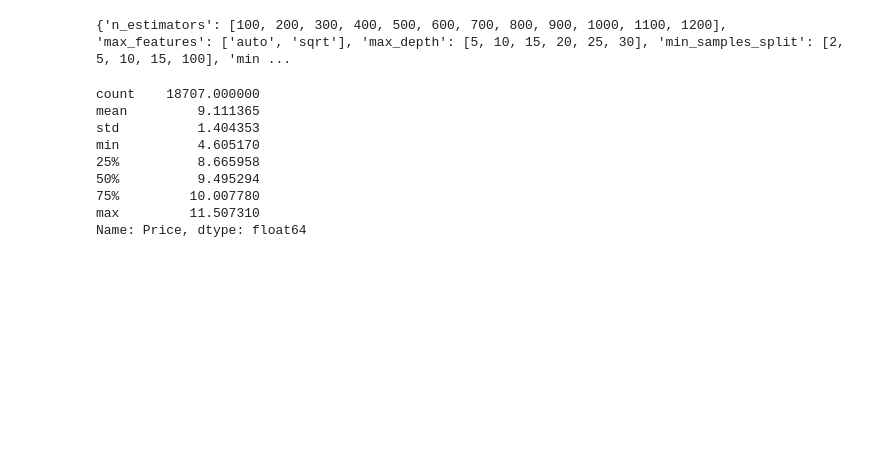
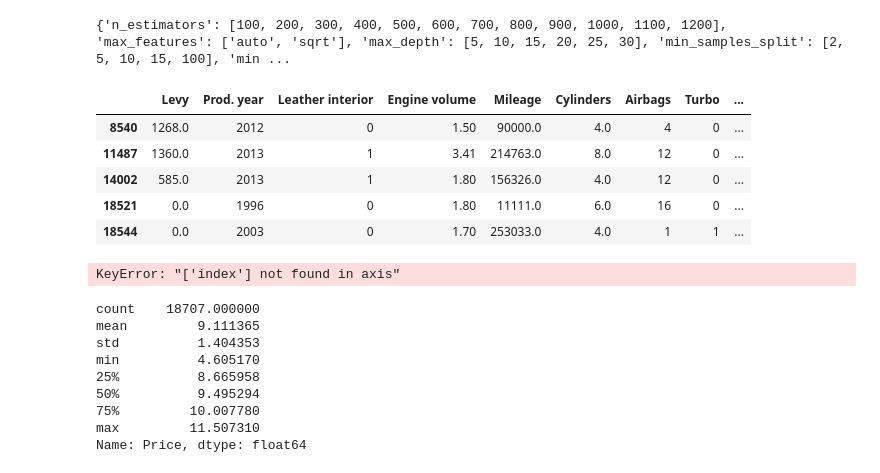
Before and after one commit to K00LDUD3/Car-Pricing-Foodmen, a Jupyter notebook: Prep_v4_ExpModels.ipynb, the cells around one changed output. Drawn from its saved outputs; the diff is of its cells as text; code cells hidden in the pictures; blank space fills up the shorter version.

```diff
--- a/Prep_v4_ExpModels.ipynb
+++ b/Prep_v4_ExpModels.ipynb
@@ -79,6 +87,18 @@ rf_random_model = RandomizedSearchCV(estimator = rf,
                                     n_jobs = 1)
 # %%
 Xtrain, Xtest, ytrain, ytest = train_test_split(X, y, test_size=0.3, random_state=10)
+Xtrain.head()
+# %% [output]
+|  | Levy | Prod. year | Leather interior | Engine volume | Mileage | Cylinders | Airbags | Turbo | ... |
+| 8540 | 1268.0 | 2012 | 0 | 1.50 | 90000.0 | 4.0 | 4 | 0 | ... |
+| 11487 | 1360.0 | 2013 | 1 | 3.41 | 214763.0 | 8.0 | 12 | 0 | ... |
+| 14002 | 585.0 | 2013 | 1 | 1.80 | 156326.0 | 4.0 | 12 | 0 | ... |
+| 18521 | 0.0 | 1996 | 0 | 1.80 | 11111.0 | 6.0 | 16 | 0 | ... |
+| 18544 | 0.0 | 2003 | 0 | 1.70 | 253033.0 | 4.0 | 1 | 1 | ... |
+# %%
+Xtest = Xtest.drop('index', axis=1)
+# %% [output]
+KeyError: "['index'] not found in axis"
 # %%
 y.describe()
 # %% [output]
```
Also changed, not shown: parts of 17 cells of this notebook, 2 other files.
